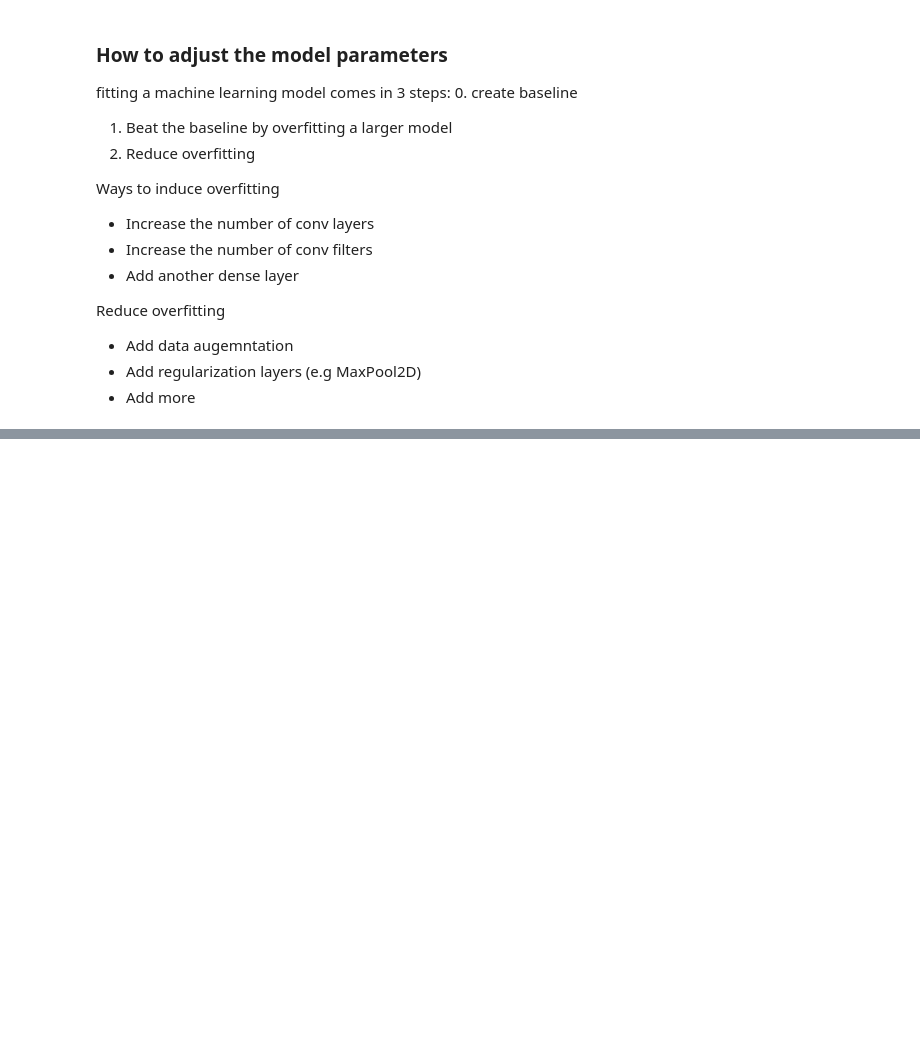
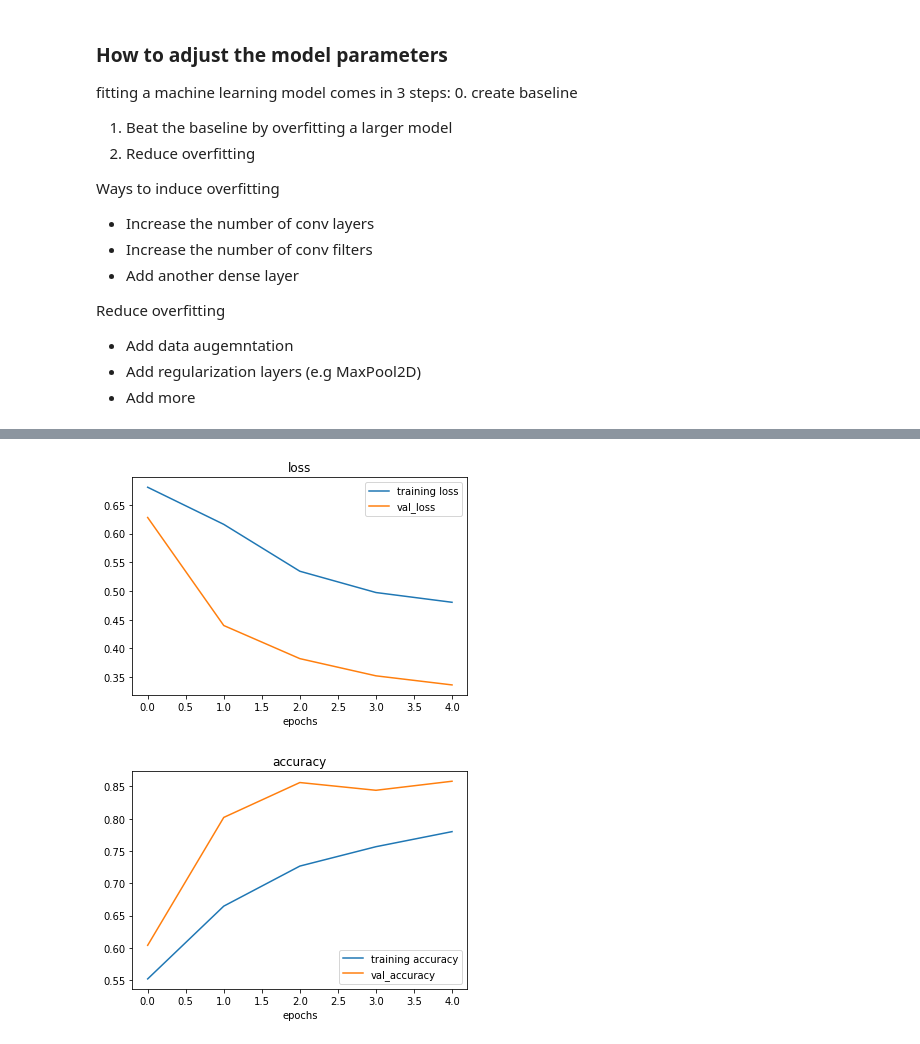
Before and after one commit to MCygert/preparing_for_tensorflow_certificate, a Jupyter notebook: 03_computer_vision.ipynb, the cells around one changed output, grey strips where cells are left out. Saved outputs shown, nothing was run; the diff lists cells and outputs as text; code cells hidden in the pictures; blank space fills up the shorter version.

```diff
--- a/03_computer_vision.ipynb
+++ b/03_computer_vision.ipynb
@@ -504,0 +598,2 @@ model_6.fit(test_data, )
+# %%
+train_data_augmented_shuffle = train_datagen_augumented.flow_from_directory(train_dir, target_size=(224,224), class_mode='binary', shuffle=True)
@@ -504,0 +602,15 @@ model_6.fit(test_data, )
+# %%
+model_8 = Sequential([
+                      Conv2D(10,3,activation='relu',input_shape=(224,224,3)),
+                      MaxPool2D(),
+                      Conv2D(10,3,activation='relu'),
+                      MaxPool2D(),
+                      Conv2D(10,3,activation='relu'),
+                      MaxPool2D(),
+                      Flatten(),
+                      Dense(1, activation='sigmoid')
+])
+model_8.compile(loss='binary_crossentropy',
+                optimizer=Adam(),
+                metrics=['accuracy'])
+history_8 = model_8.fit(train_data_augmented_shuffle, epochs=5, steps_per_epoch=len(train_data_augmented_shuffle), validation_data=test_data, validation_steps=len(test_data))
@@ -504,0 +628,5 @@ model_6.fit(test_data, )
+# %%
+plot_loss_cuves(history_8)
+# %% [output]
+[figure, added]
+[figure, added]
```
Also changed, not shown: parts of 24 cells of this notebook.
